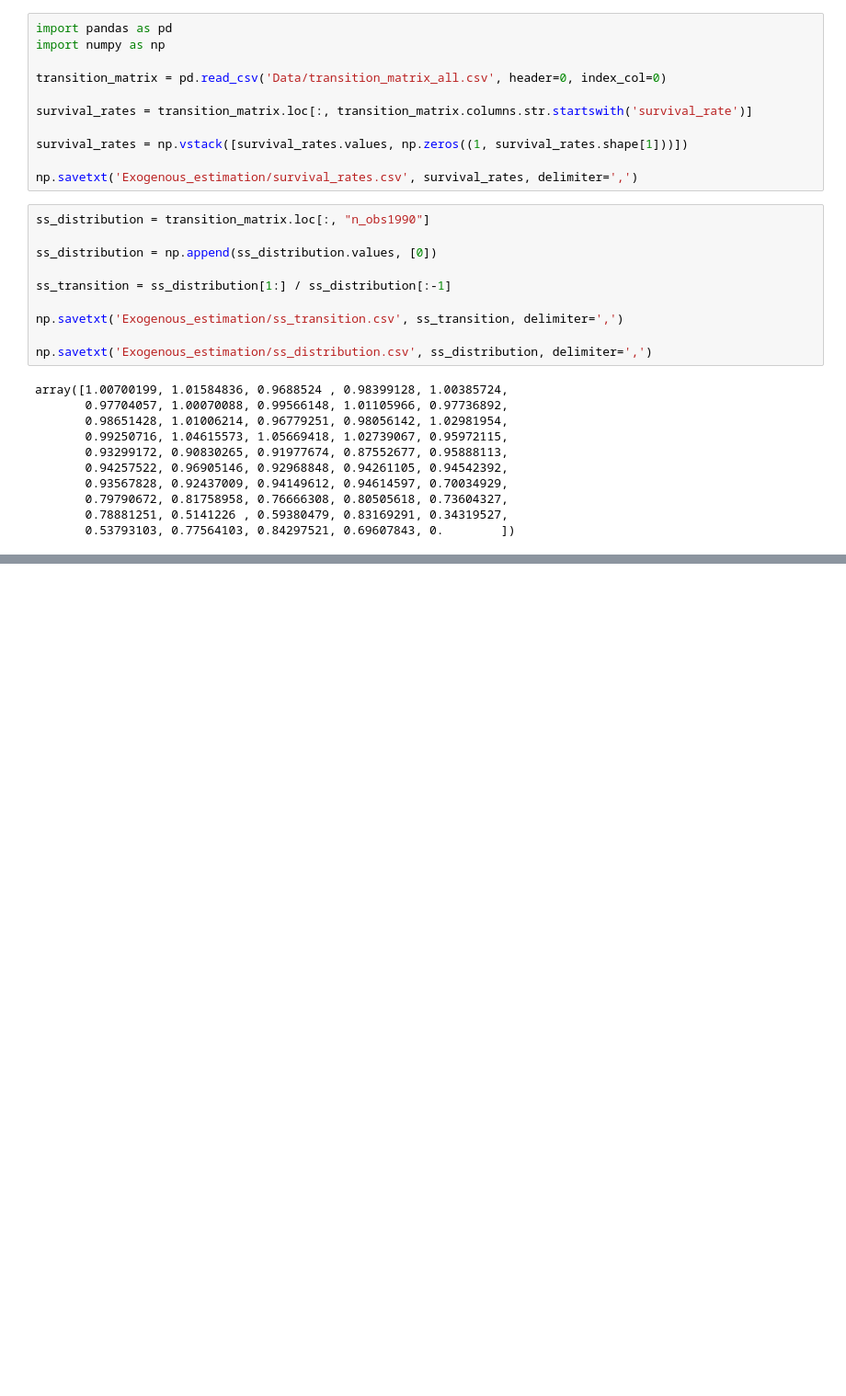
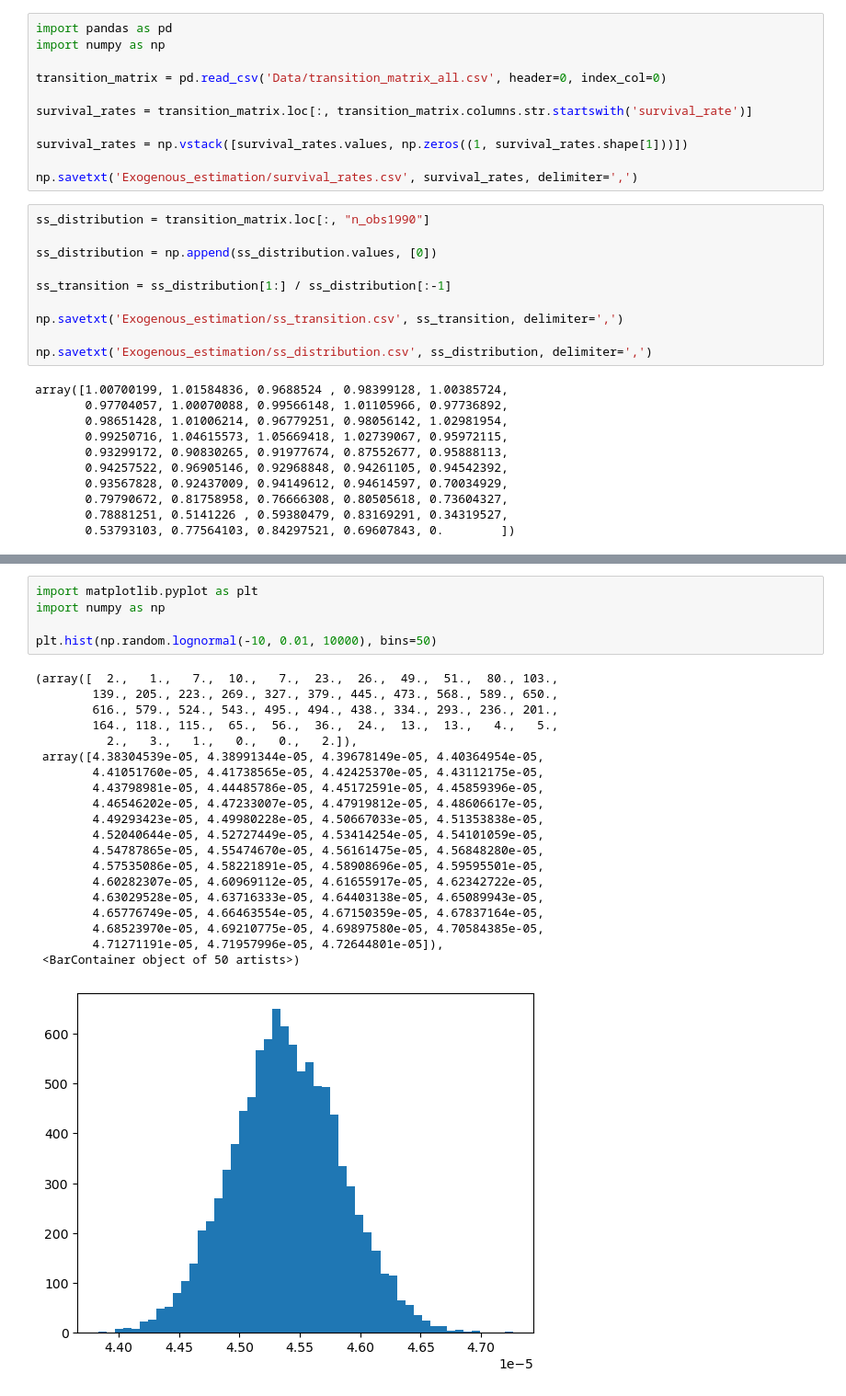
Before and after one commit to peter-l-ravn/Danish-Wage-Gap-Model, a Jupyter notebook: code_tester.ipynb, the cells around one changed output, grey strips where cells are left out. Shown at 92% size. Saved outputs shown, nothing was run; the diff lists cells and outputs as text; blank space fills up the shorter version.

```diff
--- a/code_tester.ipynb
+++ b/code_tester.ipynb
@@ -77,0 +106,26 @@ array([[ 0.,  0.,  0., ...,  0.,  0.,  0.],
+# %%
+import matplotlib.pyplot as plt
+import numpy as np
+
+plt.hist(np.random.lognormal(-10, 0.01, 10000), bins=50)
+# %% [output]
+(array([  2.,   1.,   7.,  10.,   7.,  23.,  26.,  49.,  51.,  80., 103.,
+        139., 205., 223., 269., 327., 379., 445., 473., 568., 589., 650.,
+        616., 579., 524., 543., 495., 494., 438., 334., 293., 236., 201.,
+        164., 118., 115.,  65.,  56.,  36.,  24.,  13.,  13.,   4.,   5.,
+          2.,   3.,   1.,   0.,   0.,   2.]),
+ array([4.38304539e-05, 4.38991344e-05, 4.39678149e-05, 4.40364954e-05,
+        4.41051760e-05, 4.41738565e-05, 4.42425370e-05, 4.43112175e-05,
+        4.43798981e-05, 4.44485786e-05, 4.45172591e-05, 4.45859396e-05,
+        4.46546202e-05, 4.47233007e-05, 4.47919812e-05, 4.48606617e-05,
+        4.49293423e-05, 4.49980228e-05, 4.50667033e-05, 4.51353838e-05,
+        4.52040644e-05, 4.52727449e-05, 4.53414254e-05, 4.54101059e-05,
+        4.54787865e-05, 4.55474670e-05, 4.56161475e-05, 4.56848280e-05,
+        4.57535086e-05, 4.58221891e-05, 4.58908696e-05, 4.59595501e-05,
+        4.60282307e-05, 4.60969112e-05, 4.61655917e-05, 4.62342722e-05,
+        4.63029528e-05, 4.63716333e-05, 4.64403138e-05, 4.65089943e-05,
+        4.65776749e-05, 4.66463554e-05, 4.67150359e-05, 4.67837164e-05,
+        4.68523970e-05, 4.69210775e-05, 4.69897580e-05, 4.70584385e-05,
+        4.71271191e-05, 4.71957996e-05, 4.72644801e-05]),
+ <BarContainer object of 50 artists>)
+[figure, added]
```
Also changed, not shown: parts of 9 cells of this notebook, 4 other files.
